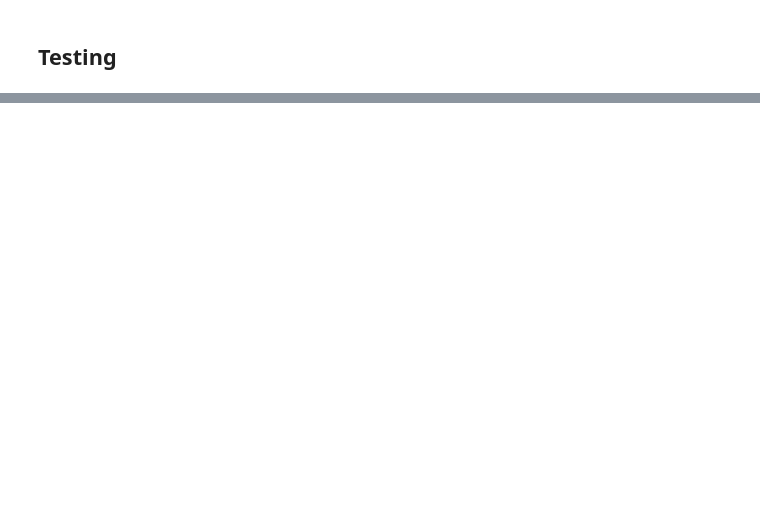
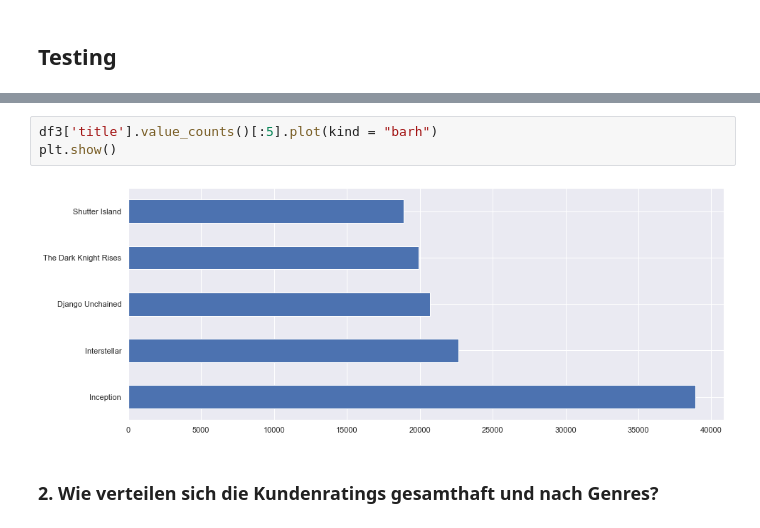
Before and after one commit to Luuzemp14/Cds1_Tinder-4-Movies, a Jupyter notebook: datawrangling.ipynb, the cells around one changed output, grey strips where cells are left out. Saved outputs shown, nothing was run; the diff lists cells and outputs as text; blank space fills up the shorter version.

```diff
--- a/datawrangling.ipynb
+++ b/datawrangling.ipynb
@@ -206,0 +203,7 @@ df2[df2["popularity"] < 1]
+# %%
+df3['title'].value_counts()[:5].plot(kind = "barh")
+plt.show()
+# %% [output]
+[figure, added]
+# %% [markdown]
+### 2. Wie verteilen sich die Kundenratings gesamthaft und nach Genres?
```
Also changed, not shown: parts of 23 cells of this notebook.
